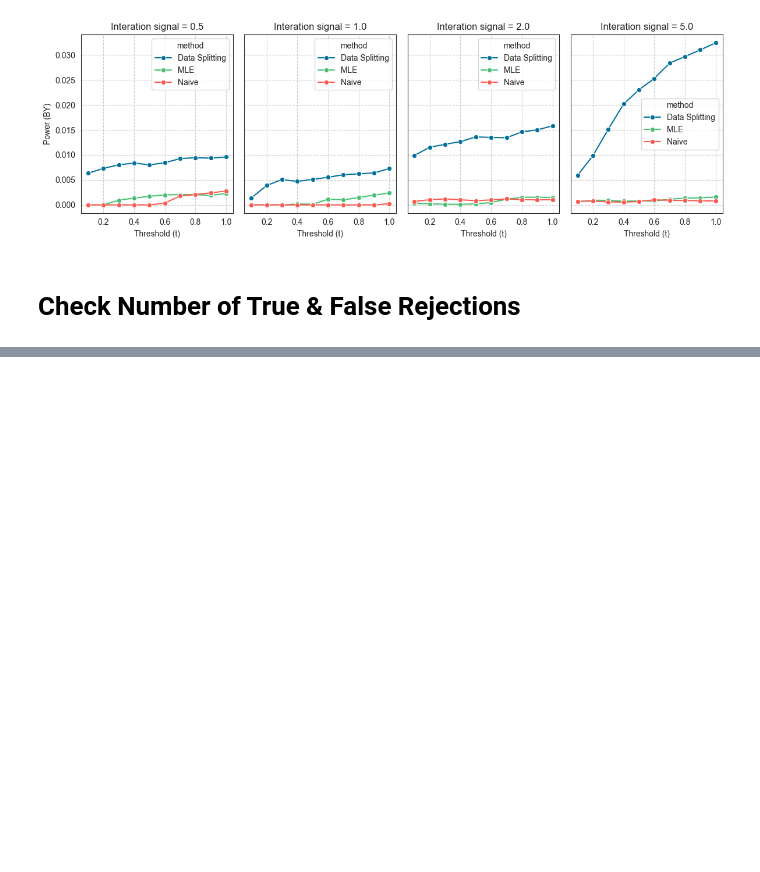
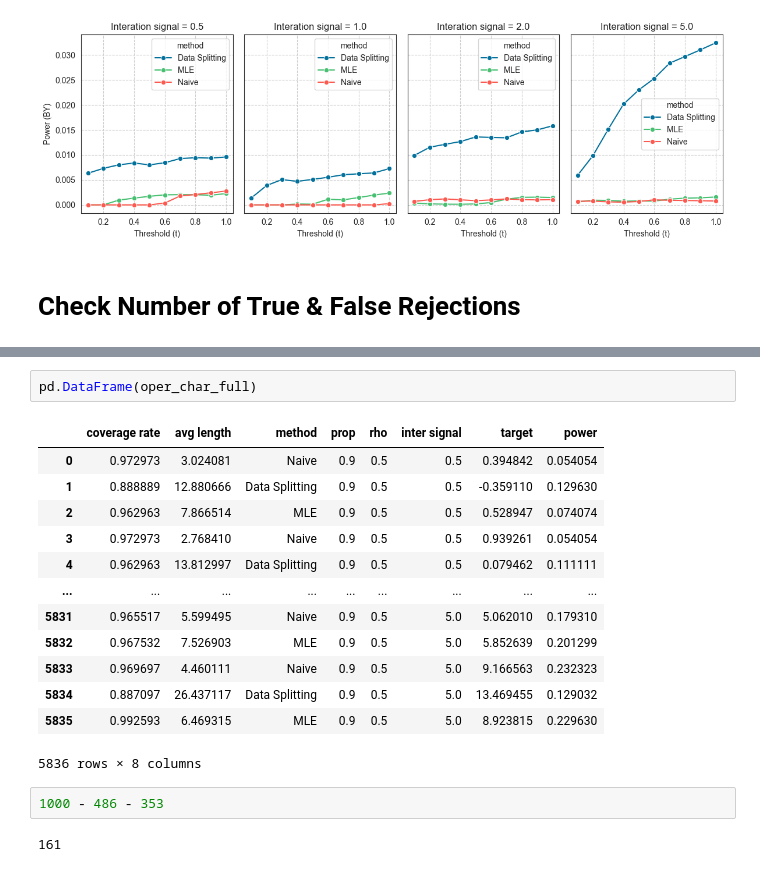
Before and after one commit to yiling-h/SI-Interaction, a Jupyter notebook: selectinf/Simulation/H1/Results/vary_interaction/plotting_inter.ipynb, the cells around one changed output, grey strips where cells are left out. Drawn from its saved outputs; the diff is of its cells as text; blank space fills up the shorter version.

Commit message:
Bug fixed for varying interactions

```diff
--- a/selectinf/Simulation/H1/Results/vary_interaction/plotting_inter.ipynb
+++ b/selectinf/Simulation/H1/Results/vary_interaction/plotting_inter.ipynb
@@ -692,0 +833,20 @@ for met in metric_list:
+# %%
+pd.DataFrame(oper_char_full)
+# %% [output]
+|  | coverage rate | avg length | method | prop | rho | inter signal | target | power |
+| 0 | 0.972973 | 3.024081 | Naive | 0.9 | 0.5 | 0.5 | 0.394842 | 0.054054 |
+| 1 | 0.888889 | 12.880666 | Data Splitting | 0.9 | 0.5 | 0.5 | -0.359110 | 0.129630 |
+| 2 | 0.962963 | 7.866514 | MLE | 0.9 | 0.5 | 0.5 | 0.528947 | 0.074074 |
+| 3 | 0.972973 | 2.768410 | Naive | 0.9 | 0.5 | 0.5 | 0.939261 | 0.054054 |
+| 4 | 0.962963 | 13.812997 | Data Splitting | 0.9 | 0.5 | 0.5 | 0.079462 | 0.111111 |
+| ... | ... | ... | ... | ... | ... | ... | ... | ... |
+| 5831 | 0.965517 | 5.599495 | Naive | 0.9 | 0.5 | 5.0 | 5.062010 | 0.179310 |
+| 5832 | 0.967532 | 7.526903 | MLE | 0.9 | 0.5 | 5.0 | 5.852639 | 0.201299 |
+| 5833 | 0.969697 | 4.460111 | Naive | 0.9 | 0.5 | 5.0 | 9.166563 | 0.232323 |
+| 5834 | 0.887097 | 26.437117 | Data Splitting | 0.9 | 0.5 | 5.0 | 13.469455 | 0.129032 |
+| 5835 | 0.992593 | 6.469315 | MLE | 0.9 | 0.5 | 5.0 | 8.923815 | 0.229630 |
+5836 rows × 8 columns
+# %%
+1000 - 486 - 353
+# %% [output]
+161
```
Also changed, not shown: parts of 14 cells of this notebook, 9 other files.
